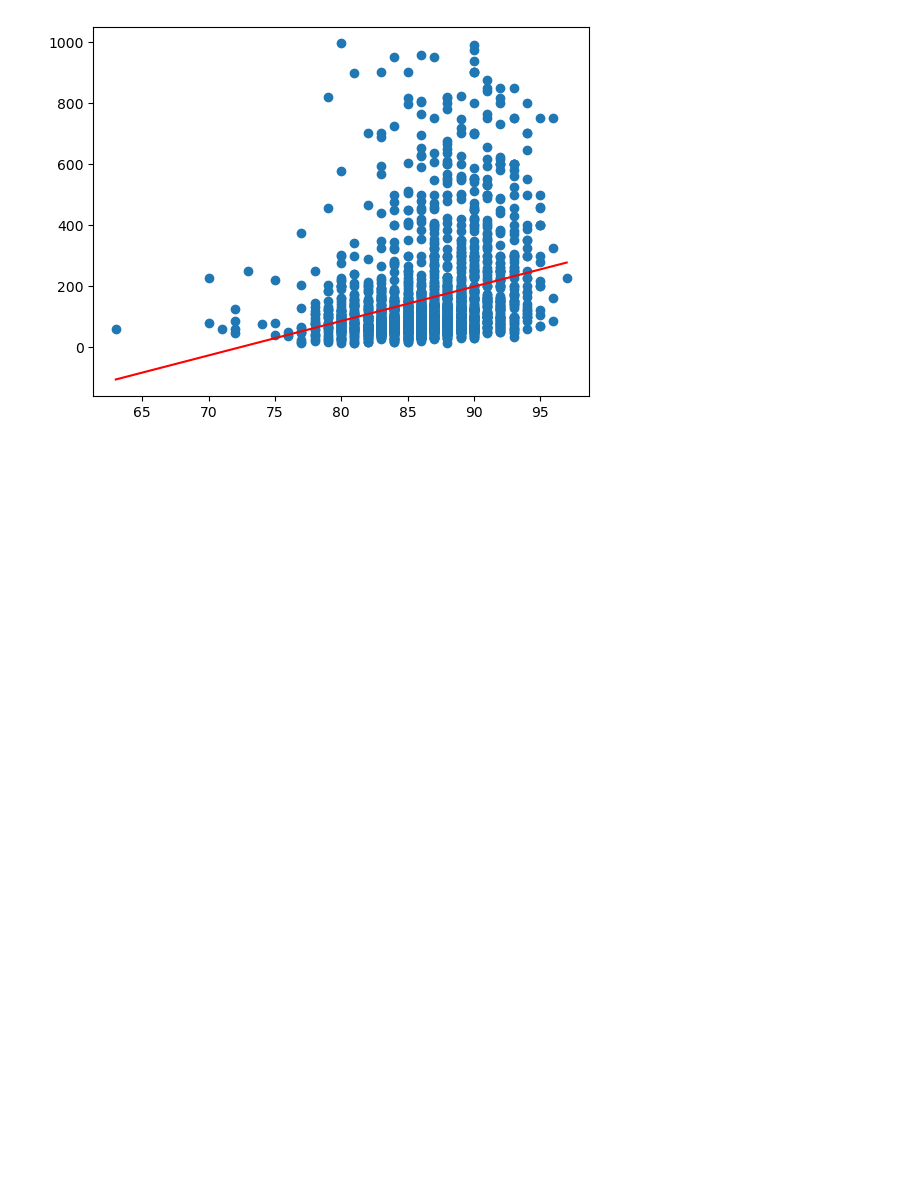
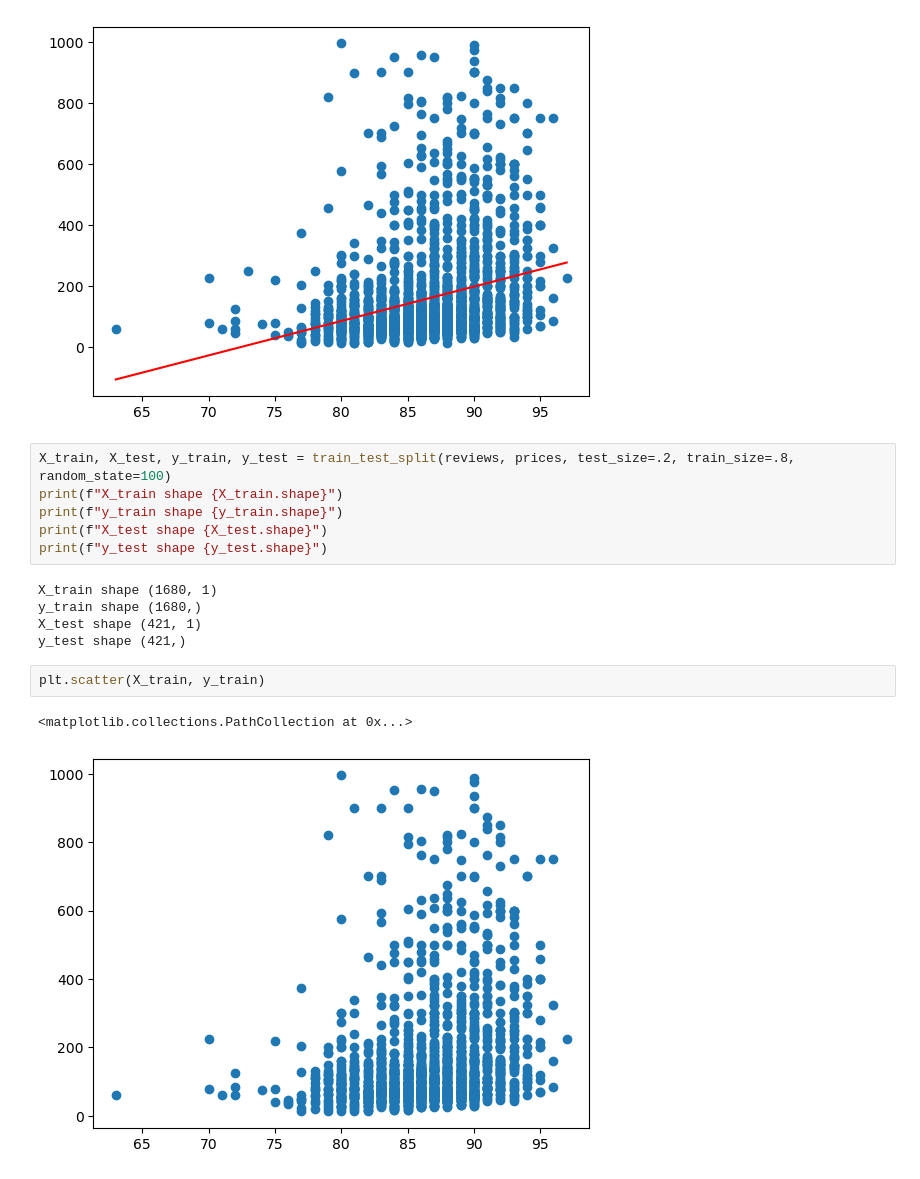
Before and after one commit to mcsadri/linear-regression, a Jupyter notebook: linear-regresssion.ipynb, the cells around one changed output. Cells and saved outputs as stored; diff of their text form; blank space fills up the shorter version.

```diff
--- a/linear-regresssion.ipynb
+++ b/linear-regresssion.ipynb
@@ -177,3 +177,19 @@ plt.plot(reviews, prediction, color="red")
 plt.show()
 # %% [output]
 [figure]
+# %%
+X_train, X_test, y_train, y_test = train_test_split(reviews, prices, test_size=.2, train_size=.8, random_state=100)
+print(f"X_train shape {X_train.shape}")
+print(f"y_train shape {y_train.shape}")
+print(f"X_test shape {X_test.shape}")
+print(f"y_test shape {y_test.shape}")
+# %% [output]
+X_train shape (1680, 1)
+y_train shape (1680,)
+X_test shape (421, 1)
+y_test shape (421,)
+# %%
+plt.scatter(X_train, y_train)
+# %% [output]
+<matplotlib.collections.PathCollection at 0x...>
+[figure, added]
```
Also changed, not shown: parts of 5 cells of this notebook.
